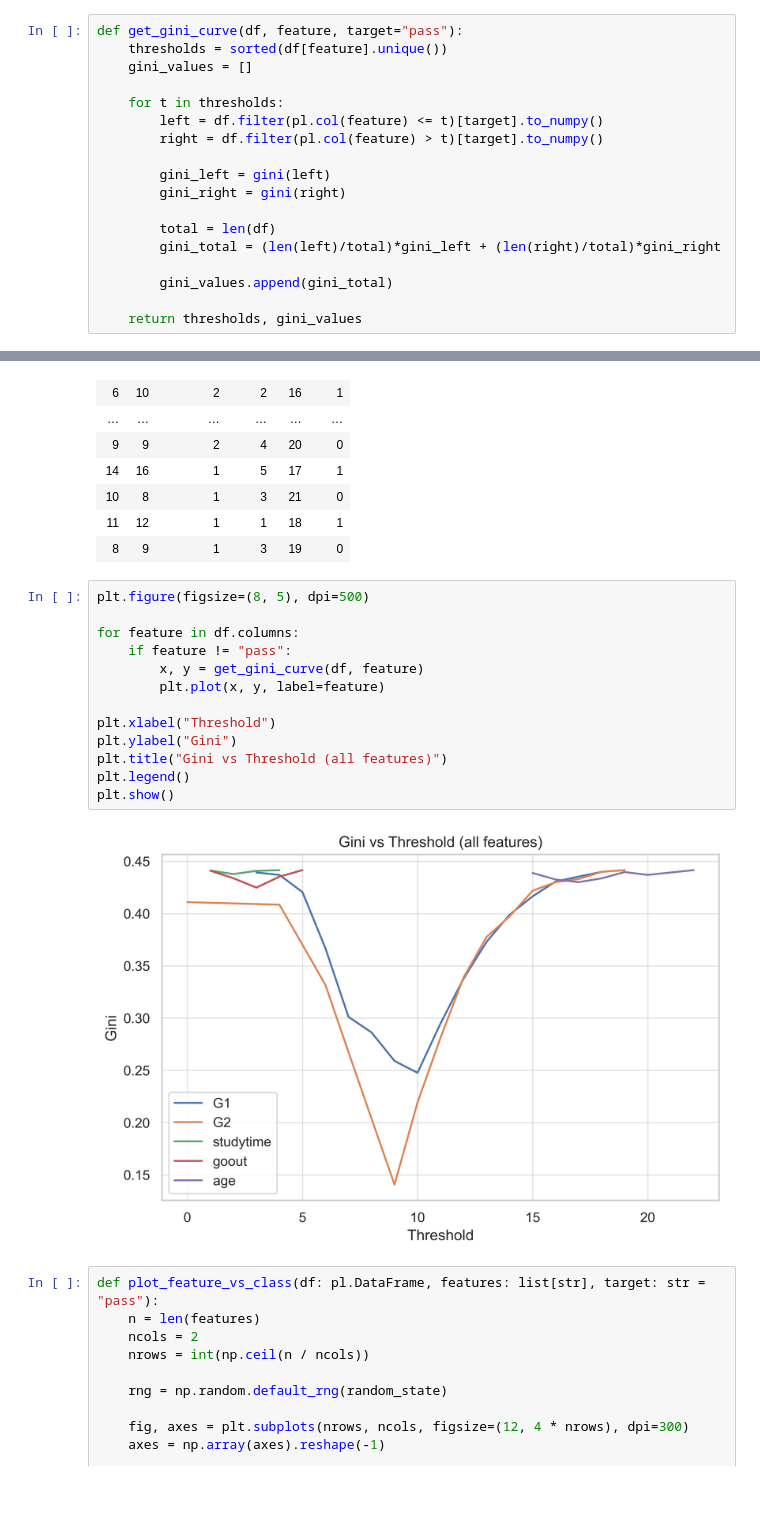
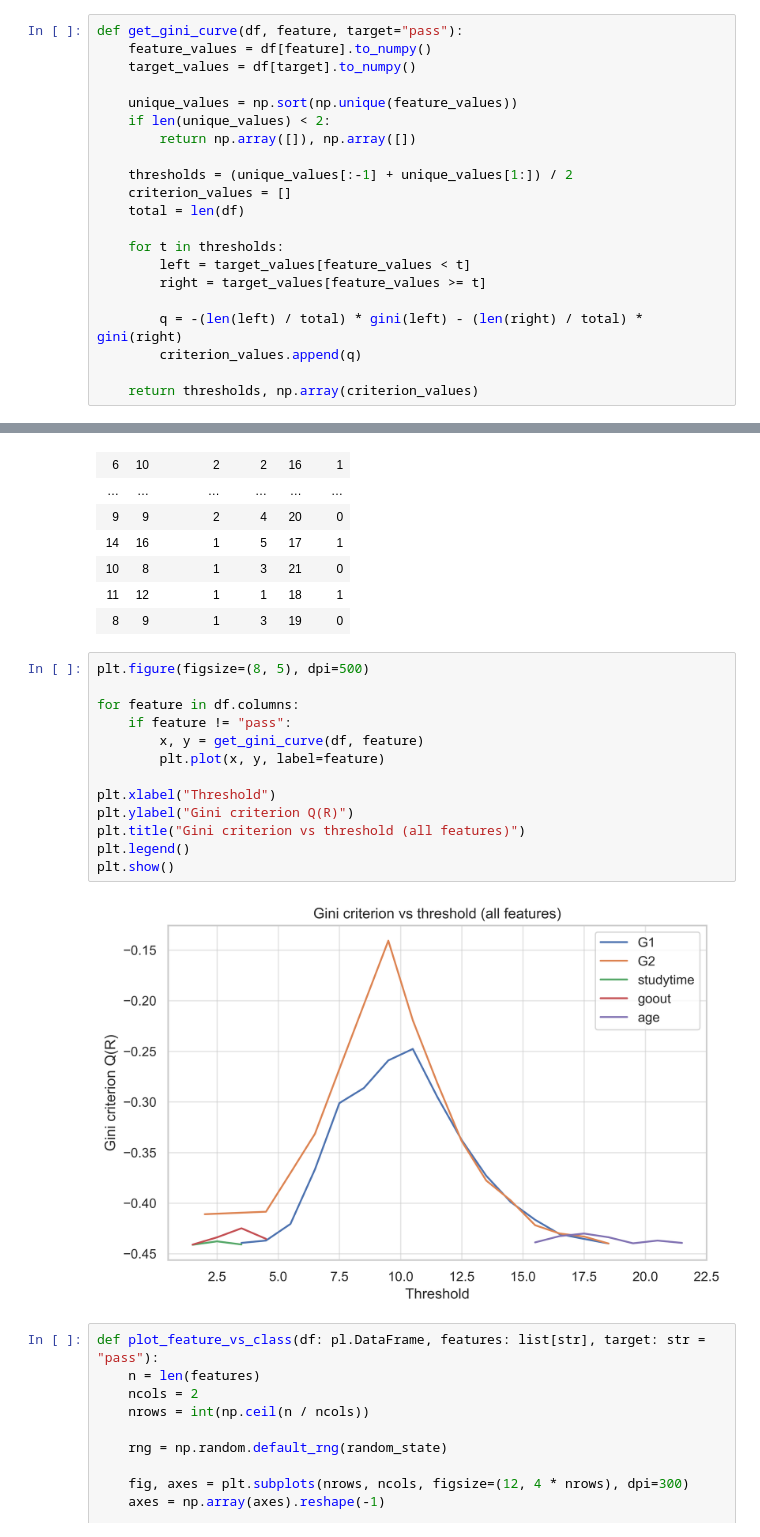
Before and after one commit to Shel2123/ML1_hw, a Jupyter notebook: hw5/Homework Practice 05 Trees.ipynb, the cells around one changed output, grey strips where cells are left out. Drawn from its saved outputs; the diff is of its cells as text; blank space fills up the shorter version.

```diff
--- a/hw5/Homework Practice 05 Trees.ipynb
+++ b/hw5/Homework Practice 05 Trees.ipynb
@@ -321,24 +358,27 @@ def gini(y):
         return 0
     p = np.bincount(y) / len(y)
     return 1 - np.sum(p ** 2)
-# %%
-def get_gini_curve(df, feature, target="pass"):
-    thresholds = sorted(df[feature].unique())
-    gini_values = []
-
-    for t in thresholds:
-        left = df.filter(pl.col(feature) <= t)[target].to_numpy()
-        right = df.filter(pl.col(feature) > t)[target].to_numpy()
-
-        gini_left = gini(left)
-        gini_right = gini(right)
-
-        total = len(df)
-        gini_total = (len(left)/total)*gini_left + (len(right)/total)*gini_right
-
-        gini_values.append(gini_total)
-
-    return thresholds, gini_values
+# %%
+def get_gini_curve(df, feature, target="pass"):
+    feature_values = df[feature].to_numpy()
+    target_values = df[target].to_numpy()
+
+    unique_values = np.sort(np.unique(feature_values))
+    if len(unique_values) < 2:
+        return np.array([]), np.array([])
+
+    thresholds = (unique_values[:-1] + unique_values[1:]) / 2
+    criterion_values = []
+    total = len(df)
+
+    for t in thresholds:
+        left = target_values[feature_values < t]
+        right = target_values[feature_values >= t]
+
+        q = -(len(left) / total) * gini(left) - (len(right) / total) * gini(right)
+        criterion_values.append(q)
+
+    return thresholds, np.array(criterion_values)
 # %%
 plt.figure(figsize=(8, 5), dpi=500)
 
@@ -385,18 +425,18 @@ shape: (395, 6)
 # %%
 plt.figure(figsize=(8, 5), dpi=500)
 
 for feature in df.columns:
     if feature != "pass":
         x, y = get_gini_curve(df, feature)
         plt.plot(x, y, label=feature)
 
 plt.xlabel("Threshold")
-plt.ylabel("Gini")
-plt.title("Gini vs Threshold (all features)")
+plt.ylabel("Gini criterion Q(R)")
+plt.title("Gini criterion vs threshold (all features)")
 plt.legend()
 plt.show()
 # %% [output]
-[figure, old version]
+[figure, new version]
 # %%
 def plot_feature_vs_class(df: pl.DataFrame, features: list[str], target: str = "pass"):
     n = len(features)
```
Also changed, not shown: parts of 10 cells of this notebook.
